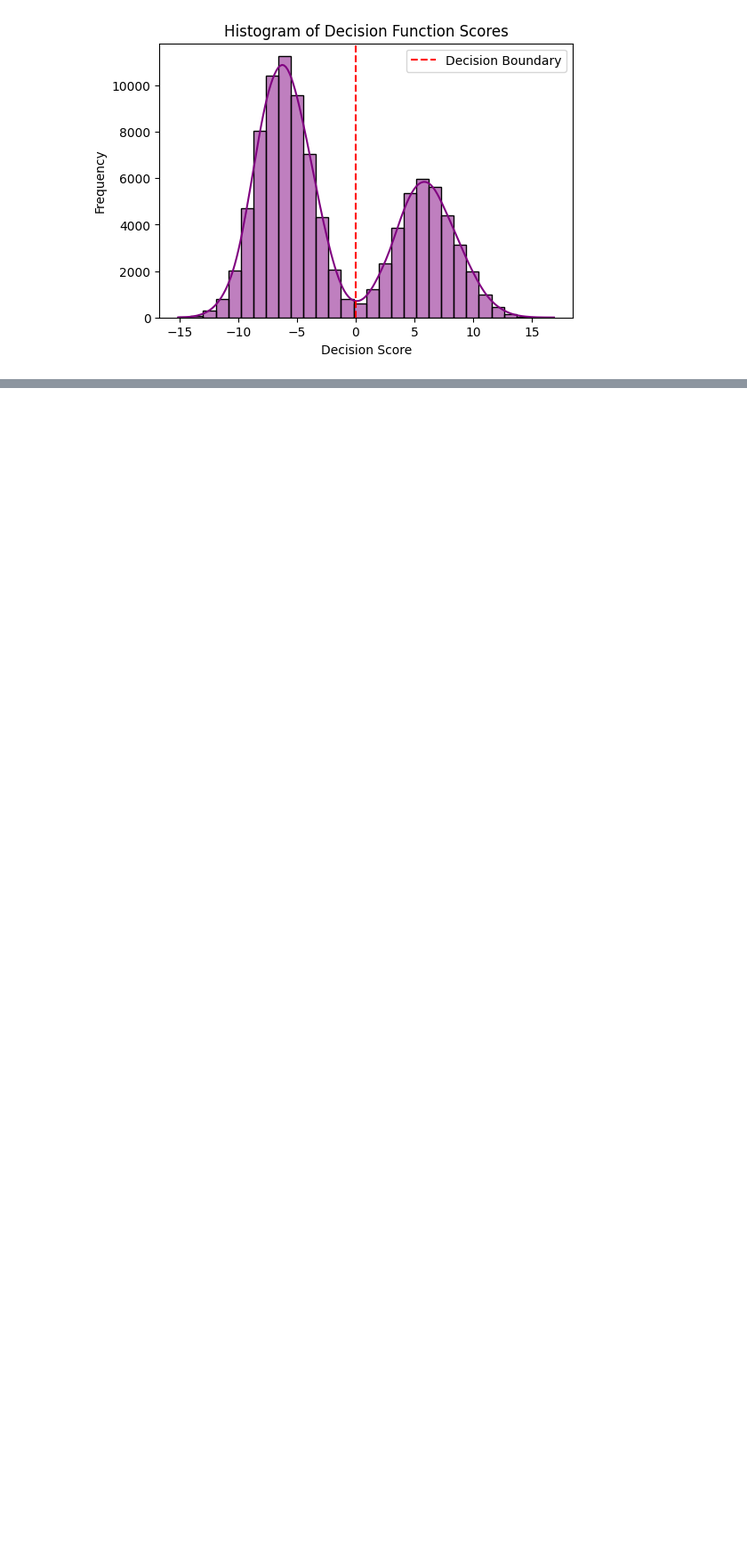
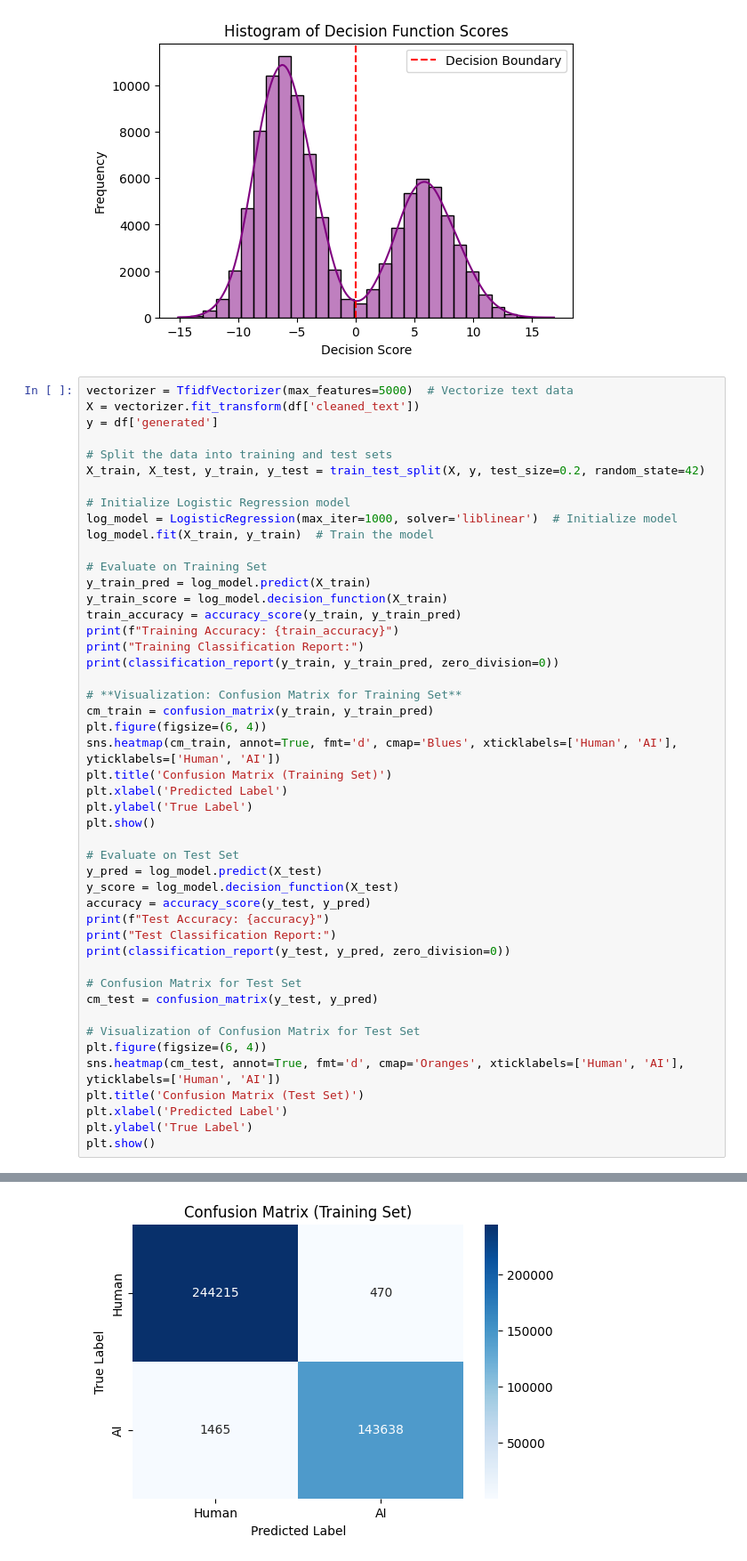
Before and after one commit to pallasite99/AI-comment-classifier, a Jupyter notebook: src/base.ipynb, the cells around one changed output, grey strips where cells are left out. Shown at 89% size. Saved outputs shown, nothing was run; the diff lists cells and outputs as text; blank space fills up the shorter version.

Commit message:
Kaggle Notebook | data-mining-comment-classifier | Version 14

```diff
--- a/src/base.ipynb
+++ b/src/base.ipynb
@@ -309,3 +307,51 @@ weighted avg       0.98      0.98      0.98     97447
 [figure]
 [figure]
 [figure]
+# %%
+vectorizer = TfidfVectorizer(max_features=5000)  # Vectorize text data
+X = vectorizer.fit_transform(df['cleaned_text'])
+y = df['generated']
+
+# Split the data into training and test sets
+X_train, X_test, y_train, y_test = train_test_split(X, y, test_size=0.2, random_state=42)
+
+# Initialize Logistic Regression model
+log_model = LogisticRegression(max_iter=1000, solver='liblinear')  # Initialize model
+log_model.fit(X_train, y_train)  # Train the model
+
+# Evaluate on Training Set
+y_train_pred = log_model.predict(X_train)
+y_train_score = log_model.decision_function(X_train)
+train_accuracy = accuracy_score(y_train, y_train_pred)
+print(f"Training Accuracy: {train_accuracy}")
+print("Training Classification Report:")
+print(classification_report(y_train, y_train_pred, zero_division=0))
+
+# **Visualization: Confusion Matrix for Training Set**
+cm_train = confusion_matrix(y_train, y_train_pred)
+plt.figure(figsize=(6, 4))
+sns.heatmap(cm_train, annot=True, fmt='d', cmap='Blues', xticklabels=['Human', 'AI'], yticklabels=['Human', 'AI'])
+plt.title('Confusion Matrix (Training Set)')
+plt.xlabel('Predicted Label')
+plt.ylabel('True Label')
+plt.show()
+
+# Evaluate on Test Set
+y_pred = log_model.predict(X_test)
+y_score = log_model.decision_function(X_test)
+accuracy = accuracy_score(y_test, y_pred)
+print(f"Test Accuracy: {accuracy}")
+print("Test Classification Report:")
+print(classification_report(y_test, y_pred, zero_division=0))
+
+# Confusion Matrix for Test Set
+cm_test = confusion_matrix(y_test, y_pred)
+
+# Visualization of Confusion Matrix for Test Set
+plt.figure(figsize=(6, 4))
+sns.heatmap(cm_test, annot=True, fmt='d', cmap='Oranges', xticklabels=['Human', 'AI'], yticklabels=['Human', 'AI'])
+plt.title('Confusion Matrix (Test Set)')
+plt.xlabel('Predicted Label')
+plt.ylabel('True Label')
+plt.show()
+# %% [output]
@@ -311,0 +368 @@ weighted avg       0.98      0.98      0.98     97447
+[figure, added]
```
Also changed, not shown: parts of 4 cells of this notebook.
